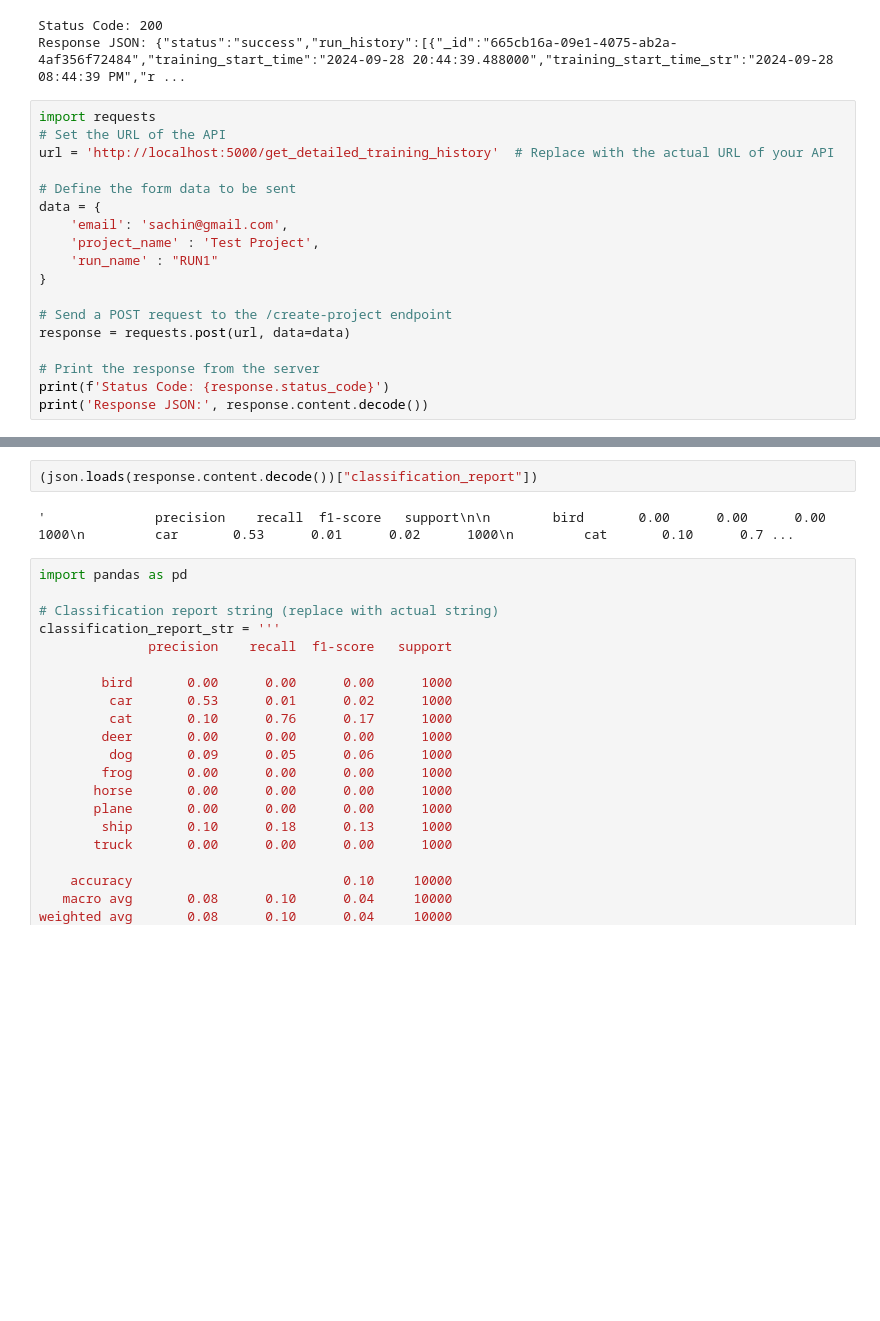
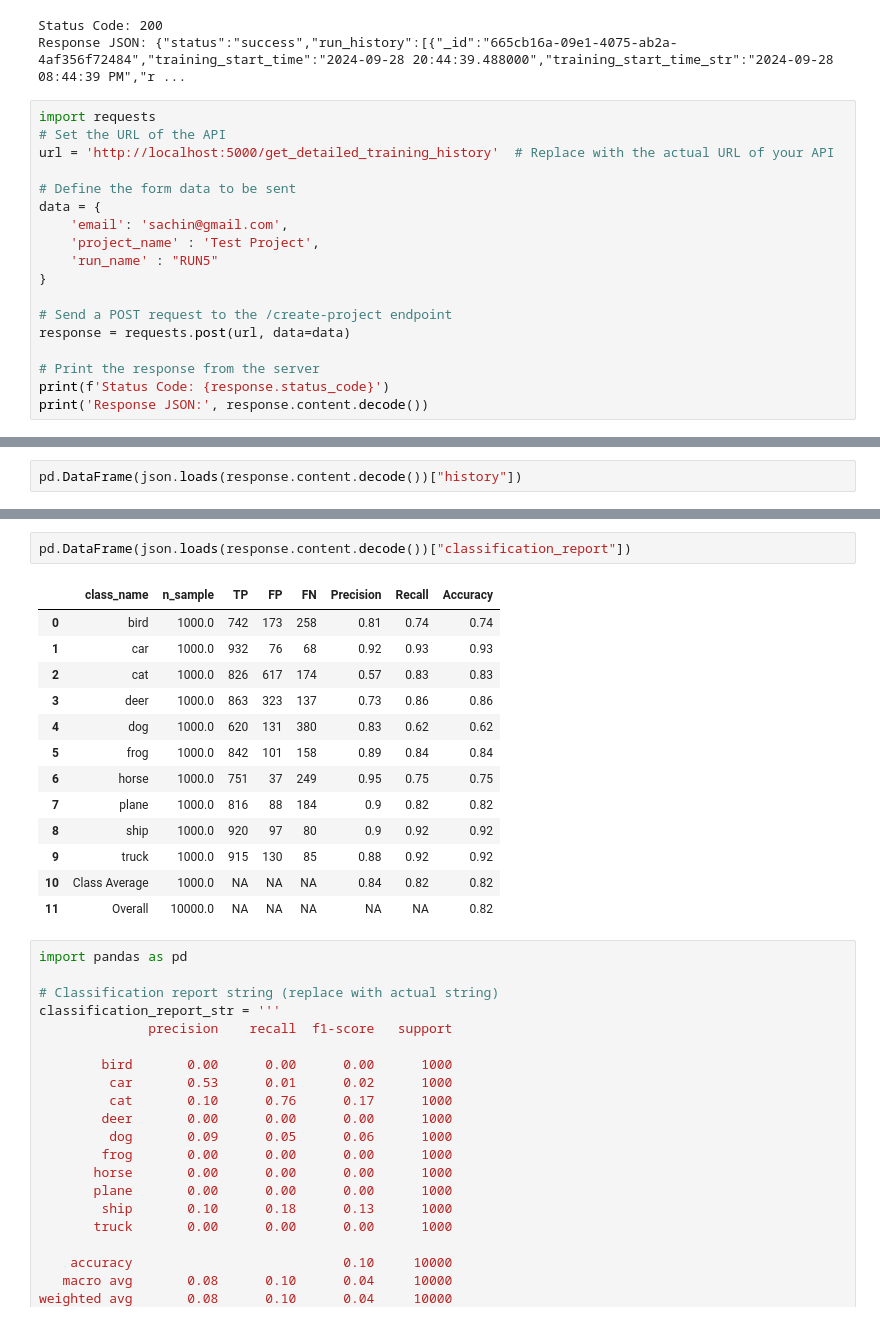
Before and after one commit to sarkarsachin57/ZELLA, a Jupyter notebook: backend/test.ipynb, the cells around one changed output, grey strips where cells are left out. Saved outputs shown, nothing was run; the diff lists cells and outputs as text; blank space fills up the shorter version.

```diff
--- a/backend/test.ipynb
+++ b/backend/test.ipynb
@@ -184,7 +188,7 @@ url = 'http://localhost:5000/get_detailed_training_history'  # Replace with the
 data = {
     'email': 'sachin@gmail.com',
     'project_name' : 'Test Project',
-    'run_name' : "RUN1"
+    'run_name' : "RUN5"
 }
 
 # Send a POST request to the /create-project endpoint
@@ -198,0 +203,2 @@ Response JSON: {"status":"success","history":{"epochs":["1/3","2/3","3/3"],"trai
+# %%
+pd.DataFrame(json.loads(response.content.decode())["history"])
@@ -199,7 +217,19 @@ Response JSON: {"status":"success","history":{"epochs":["1/3","2/3","3/3"],"trai
 # %%
-(json.loads(response.content.decode())["classification_report"])
+pd.DataFrame(json.loads(response.content.decode())["classification_report"])
 # %% [output]
-'              precision    recall  f1-score   support\n\n        bird       0.00      0.00      0.00      1000\n         car       0.53      0.01      0.02      1000\n         cat       0.10      0.7 ...
+|  | class_name | n_sample | TP | FP | FN | Precision | Recall | Accuracy |
+| 0 | bird | 1000.0 | 742 | 173 | 258 | 0.81 | 0.74 | 0.74 |
+| 1 | car | 1000.0 | 932 | 76 | 68 | 0.92 | 0.93 | 0.93 |
+| 2 | cat | 1000.0 | 826 | 617 | 174 | 0.57 | 0.83 | 0.83 |
+| 3 | deer | 1000.0 | 863 | 323 | 137 | 0.73 | 0.86 | 0.86 |
+| 4 | dog | 1000.0 | 620 | 131 | 380 | 0.83 | 0.62 | 0.62 |
+| 5 | frog | 1000.0 | 842 | 101 | 158 | 0.89 | 0.84 | 0.84 |
+| 6 | horse | 1000.0 | 751 | 37 | 249 | 0.95 | 0.75 | 0.75 |
+| 7 | plane | 1000.0 | 816 | 88 | 184 | 0.9 | 0.82 | 0.82 |
+| 8 | ship | 1000.0 | 920 | 97 | 80 | 0.9 | 0.92 | 0.92 |
+| 9 | truck | 1000.0 | 915 | 130 | 85 | 0.88 | 0.92 | 0.92 |
+| 10 | Class Average | 1000.0 | NA | NA | NA | 0.84 | 0.82 | 0.82 |
+| 11 | Overall | 10000.0 | NA | NA | NA | NA | NA | 0.82 |
 # %%
 import pandas as pd
 
```
Also changed, not shown: parts of 29 cells of this notebook, 3 other files.
